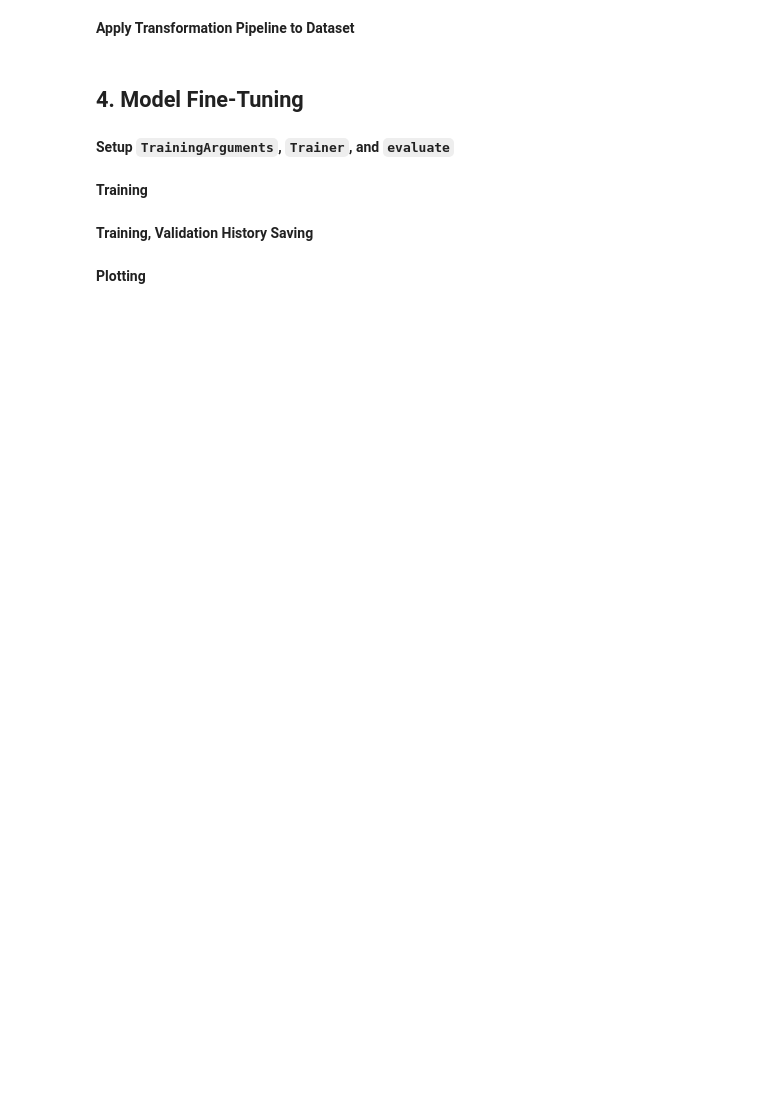
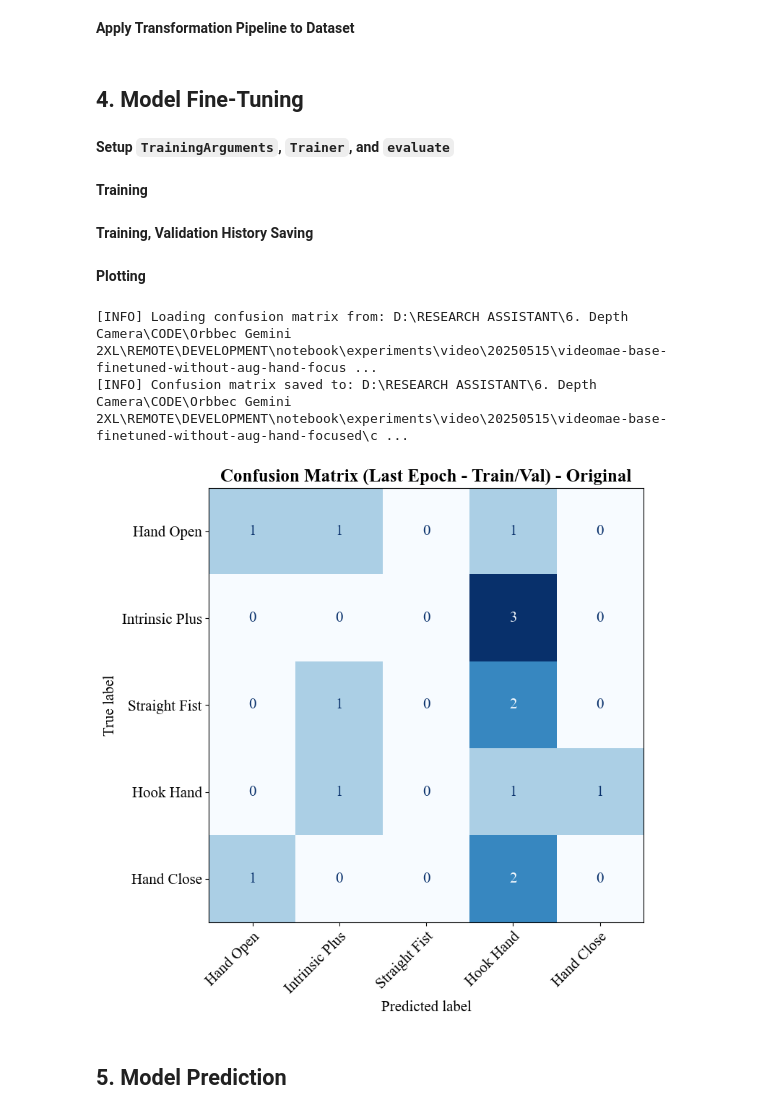
Before and after one commit to jeffrymahbuubi/depth-camera-orbbec, a Jupyter notebook: DEVELOPMENT/notebook/6_hand_action_recognition.ipynb, the cells around one changed output. Drawn from its saved outputs; the diff is of its cells as text; code cells hidden in the pictures; blank space fills up the shorter version.

Commit message:
update:6_hand_action

```diff
--- a/DEVELOPMENT/notebook/6_hand_action_recognition.ipynb
+++ b/DEVELOPMENT/notebook/6_hand_action_recognition.ipynb
@@ -1424,7 +1459,7 @@ from tqdm import tqdm
 video_dir       = r'D:\RESEARCH ASSISTANT\6. Depth Camera\CODE\Orbbec Gemini 2XL\REMOTE\DEVELOPMENT\notebook\DATA\video_hand_focused_data'
 train_dir       = os.path.join(video_dir, "split_rgb", "train")
 aug_dir         = os.path.join(os.path.dirname(train_dir), "train_aug")
-n_applications  = 3   # how many aug variants per original
+n_applications  = 6   # how many aug variants per original
 
 transform = A.ReplayCompose([
     A.ElasticTransform(alpha=0.5, p=0.5),
@@ -2085,57 +2120,74 @@ def visualize_train_val_losses(save_dir: str) -> None:
         plt.tight_layout()
         plt.show()
 
-def visualize_confusion_matrix(save_dir: str, mode: str = "trainval") -> None:
+def visualize_confusion_matrix(save_dir: str, suffix: str, mode: str = "trainval") -> None:
     import pickle
     import numpy as np
     import matplotlib.pyplot as plt
     from sklearn.metrics import ConfusionMatrixDisplay
     import glob
     import os
-
     # Look for the correct .pkl file based on mode
     history_files = glob.glob(os.path.join(save_dir, "*.pkl"))
-    matched_file = None
 
-    for file in history_files:
-        if mode.lower() in os.path.basename(file).lower():
-            matched_file = file
-            break
+    # If only one history file exists, use it regardless of name
+    if len(history_files) == 1:
+        matched_file = history_files[0]
+    else:
+        matched_file = None
+        for file in history_files:
+            if mode.lower() in os.path.basename(file).lower():
+                matched_file = file
+                break
 
     if not matched_file:
         print(f"[ERROR] No history file found in '{save_dir}' for mode '{mode}'")
         return
 
     print(f"[INFO] Loading confusion matrix from: {matched_file}")
     with open(matched_file, "rb") as f:
         hist = pickle.load(f)
 
     # Decide whether to use the last epoch or a single matrix
-    if mode == "trainval":
-        cm_data = hist["eval_confusion_matrix"][-1]
-        title = "Confusion Matrix (Last Epoch - Train/Val)"
+    if "eval_confusion_matrix" in hist:
+        if isinstance(hist["eval_confusion_matrix"], list):
+            cm_data = hist["eval_confusion_matrix"][-1]
+            title = f'Confusion Matrix (Last Epoch - Train/Val) - {suffix}'
+        else:
+            cm_data = hist["eval_confusion_matrix"]
+            title = f"Confusion Matrix ({mode.capitalize()})"
     else:
-        cm_data = hist["eval_confusion_matrix"]
-        title = f"Confusion Matrix ({mode.capitalize()})"
+        print(f"[ERROR] No confusion matrix data found in history file")
+        return
 
     cm = np.array(cm_data)
     class_names = [
         "Hand Open",
+        "Intrinsic Plus",
+        "Straight Fist",  # Fixed missing comma here
+        "Hook Hand",
         "Hand Close",
-        "Hook Hand",
-        "Intrinsic Plus",
-        "Straight Fist"
     ]
 
     fig, ax = plt.subplots(figsize=(8, 8))
     disp = ConfusionMatrixDisplay(confusion_matrix=cm, display_labels=class_names)
     disp.plot(cmap=plt.cm.Blues, ax=ax, colorbar=False)
-
     plt.setp(ax.get_xticklabels(), rotation=45, ha="right", rotation_mode="anchor")
     ax.set_title(title, fontweight="bold")
+    plt.tight_layout()
 
-    plt.tight_layout()
+    # Save the figure before showing it
+    output_path = os.path.join(save_dir, f"confusion_matrix_{mode}.png")
+    plt.savefig(output_path)
+    print(f"[INFO] Confusion matrix saved to: {output_path}")
+
     plt.show()
 
-visualize_train_val_losses(r'D:\RESEARCH ASSISTANT\6. Depth Camera\CODE\Orbbec Gemini 2XL\REMOTE\DEVELOPMENT\notebook\experiments\video\20250514\videomae-base-finetuned-no-crop-no-aug')
-visualize_confusion_matrix(r'D:\RESEARCH ASSISTANT\6. Depth Camera\CODE\Orbbec Gemini 2XL\REMOTE\DEVELOPMENT\notebook\experiments\video\20250514\videomae-base-finetuned-no-crop-no-aug', mode="trainval")
+visualize_train_val_losses(r'D:\RESEARCH ASSISTANT\6. Depth Camera\CODE\Orbbec Gemini 2XL\REMOTE\DEVELOPMENT\notebook\experiments\video\20250516\20250516-aug-3')
+visualize_confusion_matrix(r'D:\RESEARCH ASSISTANT\6. Depth Camera\CODE\Orbbec Gemini 2XL\REMOTE\DEVELOPMENT\notebook\experiments\video\20250515\videomae-base-finetuned-without-aug-hand-focused', mode="trainval", suffix='Original')
+# %% [output]
+[INFO] Loading confusion matrix from: D:\RESEARCH ASSISTANT\6. Depth Camera\CODE\Orbbec Gemini 2XL\REMOTE\DEVELOPMENT\notebook\experiments\video\20250515\videomae-base-finetuned-without-aug-hand-focus ...
+[INFO] Confusion matrix saved to: D:\RESEARCH ASSISTANT\6. Depth Camera\CODE\Orbbec Gemini 2XL\REMOTE\DEVELOPMENT\notebook\experiments\video\20250515\videomae-base-finetuned-without-aug-hand-focused\c ...
+[figure, added]
+# %% [markdown]
+## 5. Model Prediction
```
Also changed, not shown: parts of 4 cells of this notebook.
